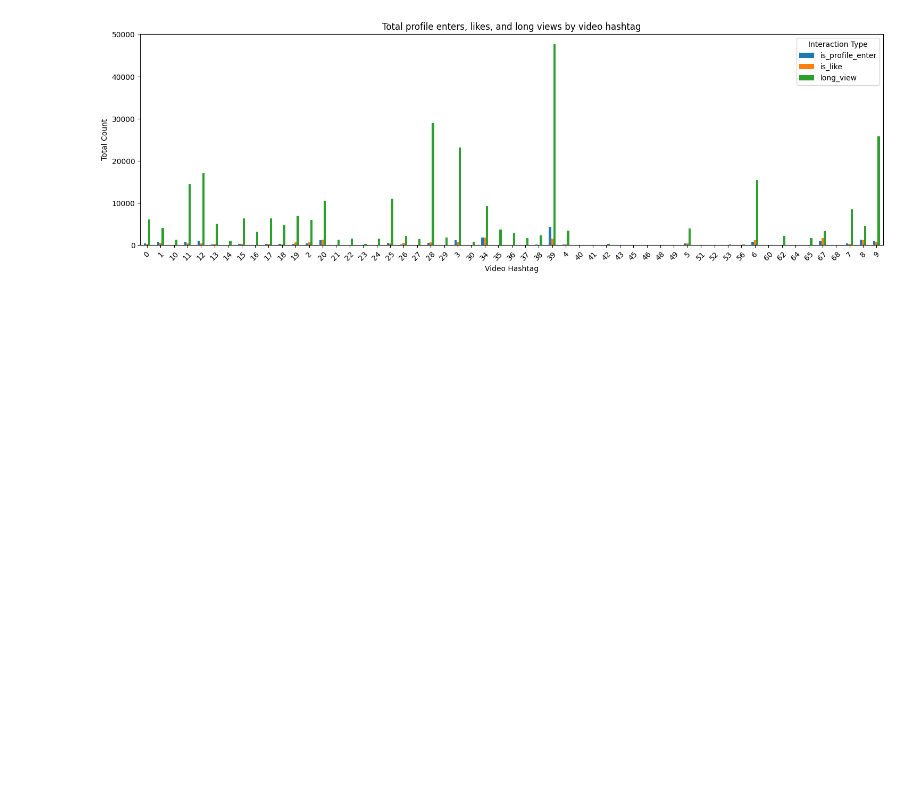
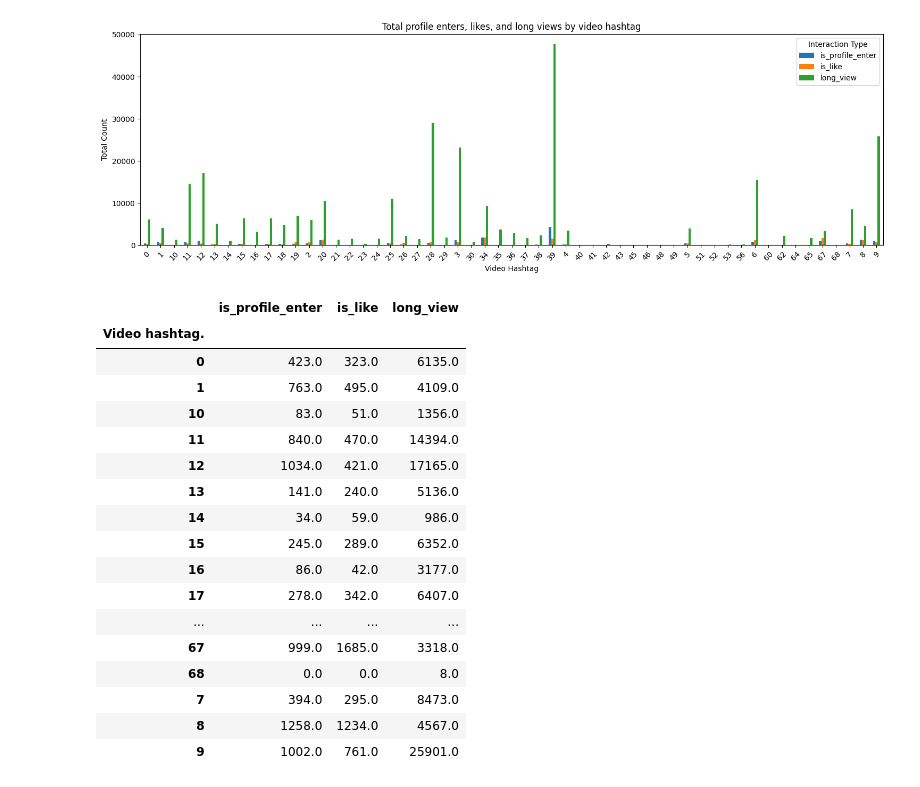
Before and after one commit to RobertDeLaCruzNEU/CS7180-GROUP-007-RecSys, a Jupyter notebook: students/rob/Video EDA.ipynb, the cells around one changed output. Drawn from its saved outputs; the diff is of its cells as text; code cells hidden in the pictures; blank space fills up the shorter version.

```diff
--- a/students/rob/Video EDA.ipynb
+++ b/students/rob/Video EDA.ipynb
@@ -480,14 +210,34 @@ plt.show()
 # %%
 videos.groupby('Video hashtag.')[['is_profile_enter', 'is_like', 'long_view']].sum().plot.bar(figsize=(15, 5))
 plt.title('Total profile enters, likes, and long views by video hashtag')
 plt.xlabel('Video Hashtag')
 plt.ylabel('Total Count')
 plt.xticks(rotation=45)
 plt.legend(title='Interaction Type')
 plt.tight_layout()
 plt.show()
+
+videos.groupby('Video hashtag.')[['is_profile_enter', 'is_like', 'long_view']].sum()
 # %% [output]
 [figure]
+|  | is_profile_enter | is_like | long_view |
+| Video hashtag. |  |  |  |
+| 0 | 423.0 | 323.0 | 6135.0 |
+| 1 | 763.0 | 495.0 | 4109.0 |
+| 10 | 83.0 | 51.0 | 1356.0 |
+| 11 | 840.0 | 470.0 | 14394.0 |
+| 12 | 1034.0 | 421.0 | 17165.0 |
+| 13 | 141.0 | 240.0 | 5136.0 |
+| 14 | 34.0 | 59.0 | 986.0 |
+| 15 | 245.0 | 289.0 | 6352.0 |
+| 16 | 86.0 | 42.0 | 3177.0 |
+| 17 | 278.0 | 342.0 | 6407.0 |
+| ... | ... | ... | ... |
+| 67 | 999.0 | 1685.0 | 3318.0 |
+| 68 | 0.0 | 0.0 | 8.0 |
+| 7 | 394.0 | 295.0 | 8473.0 |
+| 8 | 1258.0 | 1234.0 | 4567.0 |
+| 9 | 1002.0 | 761.0 | 25901.0 |
 # %%
 videos.groupby('The upload type of this video.')[['is_profile_enter', 'is_like', 'long_view']].sum().plot.bar(figsize=(15, 5))
 plt.title('Total profile enters, likes, and long views by upload type')
```
Also changed, not shown: parts of 9 cells of this notebook, 4 other files.
